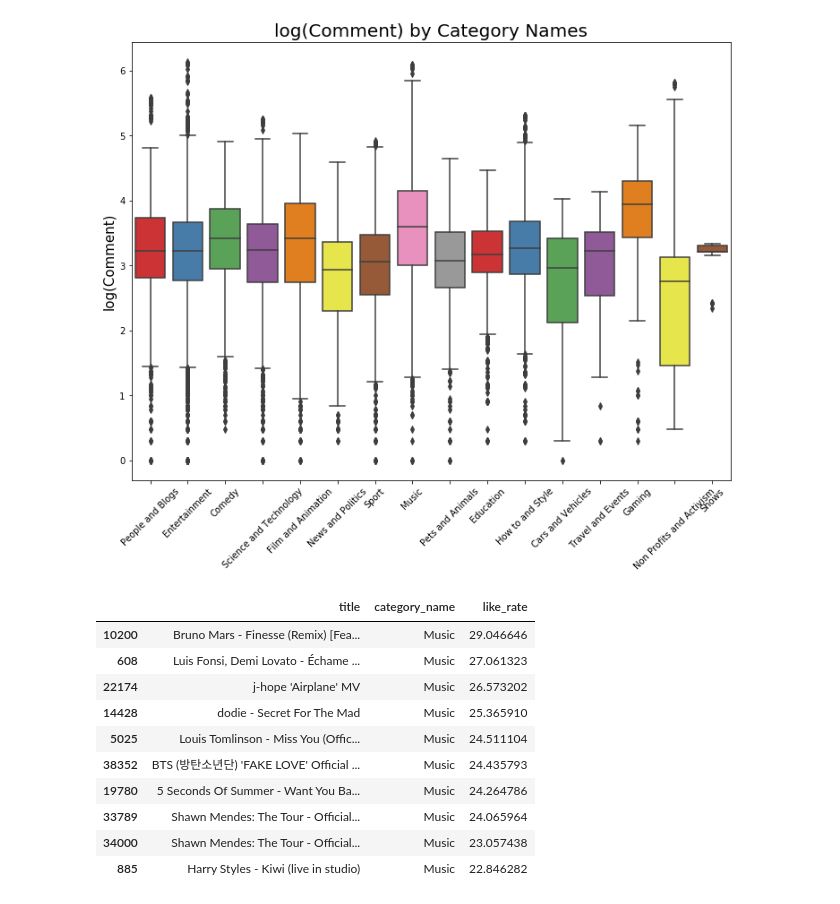
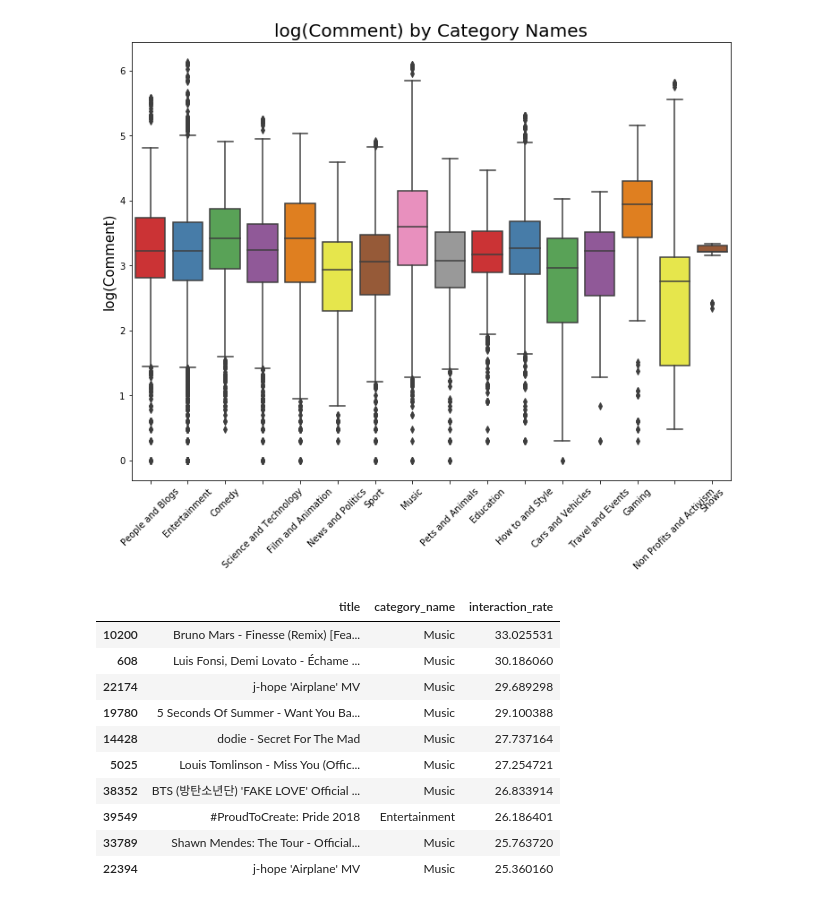
Before and after one commit to tongxinw/YouTube_video_analysis, a Jupyter notebook: process.ipynb, the cells around one changed output. Saved outputs shown, nothing was run; the diff lists cells and outputs as text; code cells hidden in the pictures.

```diff
--- a/process.ipynb
+++ b/process.ipynb
@@ -89,0 +93,9 @@ dtype: float64
+# %%
+# add more data based on current data set
+df['like_rate'] =  df['likes'] / df['views'] * 100
+df['dislike_rate'] =  df['dislikes']/df['views'] * 100
+df['comment_log'] =  np.log10(df['comment_count'])
+df['view_log'] = np.log10(df['views'])
+df['like_log'] = np.log10(df['likes'])
+df['dislike_log'] = np.log10(df['dislikes'])
+df['interaction_rate'] = (df['likes'] + df['dislikes'] + df['comment_count'])/df['views'] * 100
@@ -250,19 +292,19 @@ plt.show()
 # %% [output]
 [figure]
 # %%
-action = df.sort_values('like_rate',ascending=False)
+action = df.sort_values('interaction_rate',ascending=False)
 action_df = pd.DataFrame(data = action)
-action_df = action_df[['title', 'category_name', 'like_rate']]
+action_df = action_df[['title', 'category_name', 'interaction_rate']]
 action_df[:10]
 # %% [output]
-|  | title | category_name | like_rate |
-| 10200 | Bruno Mars - Finesse (Remix) [Fea... | Music | 29.046646 |
-| 608 | Luis Fonsi, Demi Lovato - Échame ... | Music | 27.061323 |
-| 22174 | j-hope 'Airplane' MV | Music | 26.573202 |
-| 14428 | dodie - Secret For The Mad | Music | 25.365910 |
-| 5025 | Louis Tomlinson - Miss You (Offic... | Music | 24.511104 |
-| 38352 | BTS (방탄소년단) 'FAKE LOVE' Official ... | Music | 24.435793 |
-| 19780 | 5 Seconds Of Summer - Want You Ba... | Music | 24.264786 |
-| 33789 | Shawn Mendes: The Tour - Official... | Music | 24.065964 |
-| 34000 | Shawn Mendes: The Tour - Official... | Music | 23.057438 |
-| 885 | Harry Styles - Kiwi (live in studio) | Music | 22.846282 |
+|  | title | category_name | interaction_rate |
+| 10200 | Bruno Mars - Finesse (Remix) [Fea... | Music | 33.025531 |
+| 608 | Luis Fonsi, Demi Lovato - Échame ... | Music | 30.186060 |
+| 22174 | j-hope 'Airplane' MV | Music | 29.689298 |
+| 19780 | 5 Seconds Of Summer - Want You Ba... | Music | 29.100388 |
+| 14428 | dodie - Secret For The Mad | Music | 27.737164 |
+| 5025 | Louis Tomlinson - Miss You (Offic... | Music | 27.254721 |
+| 38352 | BTS (방탄소년단) 'FAKE LOVE' Official ... | Music | 26.833914 |
+| 39549 | #ProudToCreate: Pride 2018 | Entertainment | 26.186401 |
+| 33789 | Shawn Mendes: The Tour - Official... | Music | 25.763720 |
+| 22394 | j-hope 'Airplane' MV | Music | 25.360160 |
```
Also changed, not shown: parts of 16 cells of this notebook, 9 other files.
